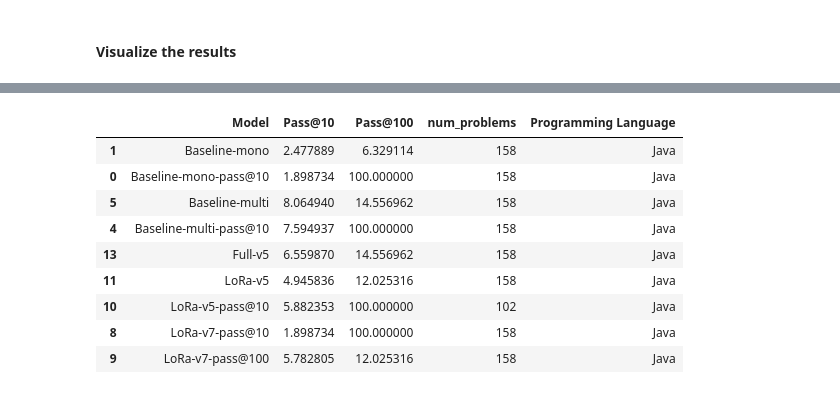
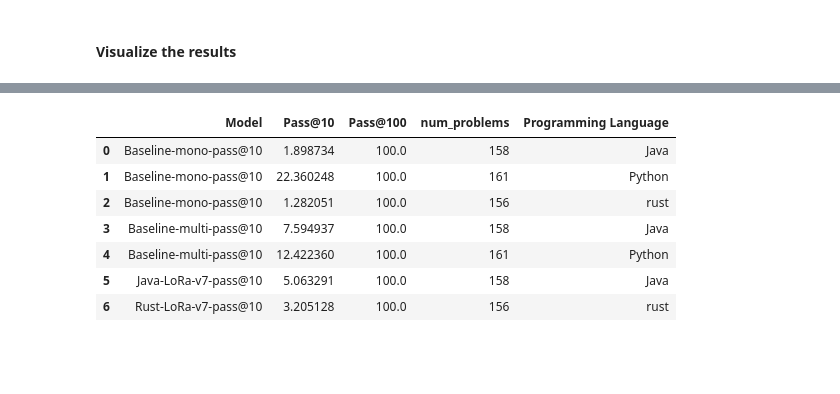
Before and after one commit to ammarnasr/LLM-for-code-intelligence, a Jupyter notebook: Evaluation/MultiPL-E/demo.ipynb, the cells around one changed output, grey strips where cells are left out. Saved outputs shown, nothing was run; the diff lists cells and outputs as text; code cells hidden in the pictures; blank space fills up the shorter version.

```diff
--- a/Evaluation/MultiPL-E/demo.ipynb
+++ b/Evaluation/MultiPL-E/demo.ipynb
@@ -263,20 +216,19 @@ posx and posy should be finite values
 # %%
 # df where programming language is Python
 df_python = df[df['Programming Language'] == 'Python']
 
 # df where programming language is Java
 df_java = df[df['Programming Language'] == 'Java']
 
 # df_python
-df_java
+# df_java
+df
 # %% [output]
 |  | Model | Pass@10 | Pass@100 | num_problems | Programming Language |
-| 1 | Baseline-mono | 2.477889 | 6.329114 | 158 | Java |
-| 0 | Baseline-mono-pass@10 | 1.898734 | 100.000000 | 158 | Java |
-| 5 | Baseline-multi | 8.064940 | 14.556962 | 158 | Java |
-| 4 | Baseline-multi-pass@10 | 7.594937 | 100.000000 | 158 | Java |
-| 13 | Full-v5 | 6.559870 | 14.556962 | 158 | Java |
-| 11 | LoRa-v5 | 4.945836 | 12.025316 | 158 | Java |
-| 10 | LoRa-v5-pass@10 | 5.882353 | 100.000000 | 102 | Java |
-| 8 | LoRa-v7-pass@10 | 1.898734 | 100.000000 | 158 | Java |
-| 9 | LoRa-v7-pass@100 | 5.782805 | 12.025316 | 158 | Java |
+| 0 | Baseline-mono-pass@10 | 1.898734 | 100.0 | 158 | Java |
+| 1 | Baseline-mono-pass@10 | 22.360248 | 100.0 | 161 | Python |
+| 2 | Baseline-mono-pass@10 | 1.282051 | 100.0 | 156 | rust |
+| 3 | Baseline-multi-pass@10 | 7.594937 | 100.0 | 158 | Java |
+| 4 | Baseline-multi-pass@10 | 12.422360 | 100.0 | 161 | Python |
+| 5 | Java-LoRa-v7-pass@10 | 5.063291 | 100.0 | 158 | Java |
+| 6 | Rust-LoRa-v7-pass@10 | 3.205128 | 100.0 | 156 | rust |
```
Also changed, not shown: parts of 3 cells of this notebook, 8 other files.
